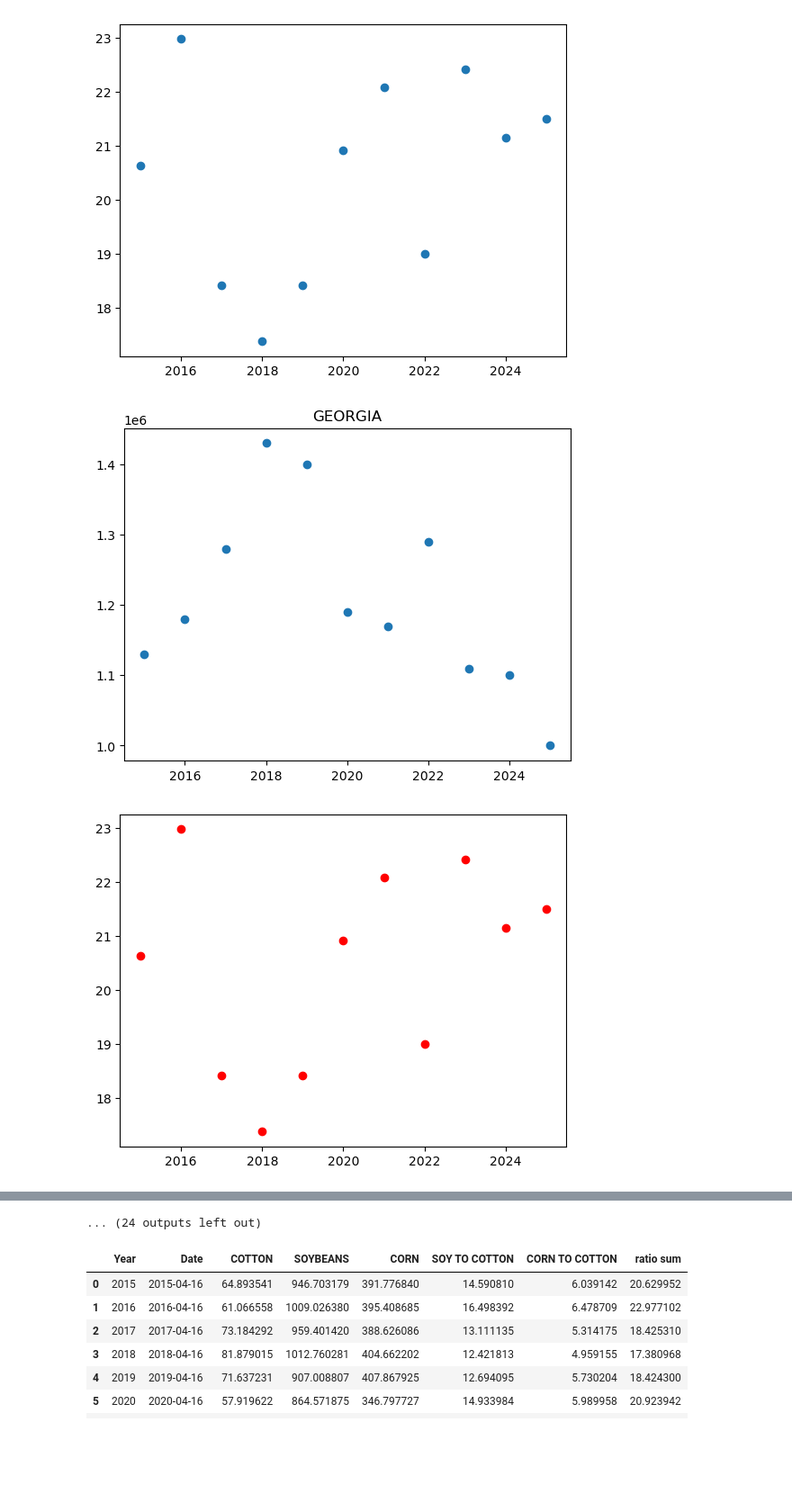
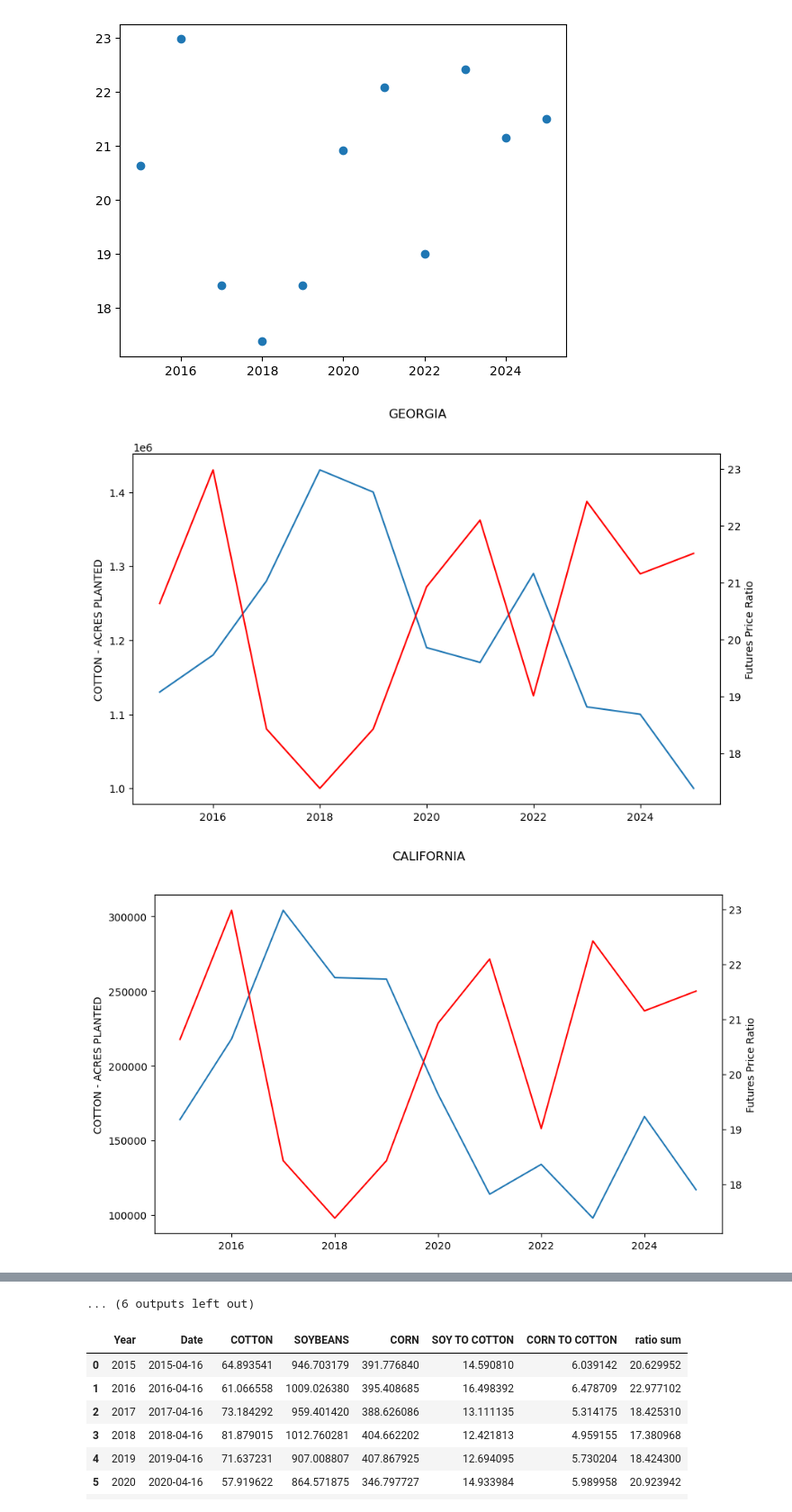
Before and after one commit to leolu12321/pjldc, a Jupyter notebook: week2pjldc.ipynb, the cells around one changed output, grey strips where cells are left out. Shown at 90% size. Cells and saved outputs as stored; diff of their text form; code cells hidden in the pictures; blank space fills up the shorter version.

```diff
--- a/week2pjldc.ipynb
+++ b/week2pjldc.ipynb
@@ -288,13 +288,18 @@ plt.scatter(futures_prices['Year'],futures_prices['ratio sum'])
 # %%
 for states in list_of_states:
     state_df = df[df['State'] == states]
     x = state_df['Year']
     y = state_df['COTTON - ACRES PLANTED']
-    #plt.scatter(x,y)
-    #plt.title(states)
-    #plt.show()
-    #plt.scatter(futures_prices['Year'],futures_prices['ratio sum'],color = 'red')
-    #plt.show()
+    fig, ax1 = plt.subplots(figsize=(10,6))
+    ax1.set_ylabel('COTTON - ACRES PLANTED')
+
+    ax2 = ax1.twinx()
+    ax1.plot(x,y)
+    fig.suptitle(states)
+
+    ax2.plot(futures_prices['Year'],futures_prices['ratio sum'],color = 'red')
+    ax2.set_ylabel('Futures Price Ratio')
+    plt.show()
 # %% [output]
-[figure, old version]
+[figure, new version]
-[figure, old version]
+[figure, new version]
@@ -311,4 +316,4 @@ for states in list_of_states:
-... (24 outputs left out)
+... (6 outputs left out)
 # %%
 futures_prices_train = futures_prices[:-1]
 # %%
```
Also changed, not shown: parts of 1 cell of this notebook, 1 other file.
